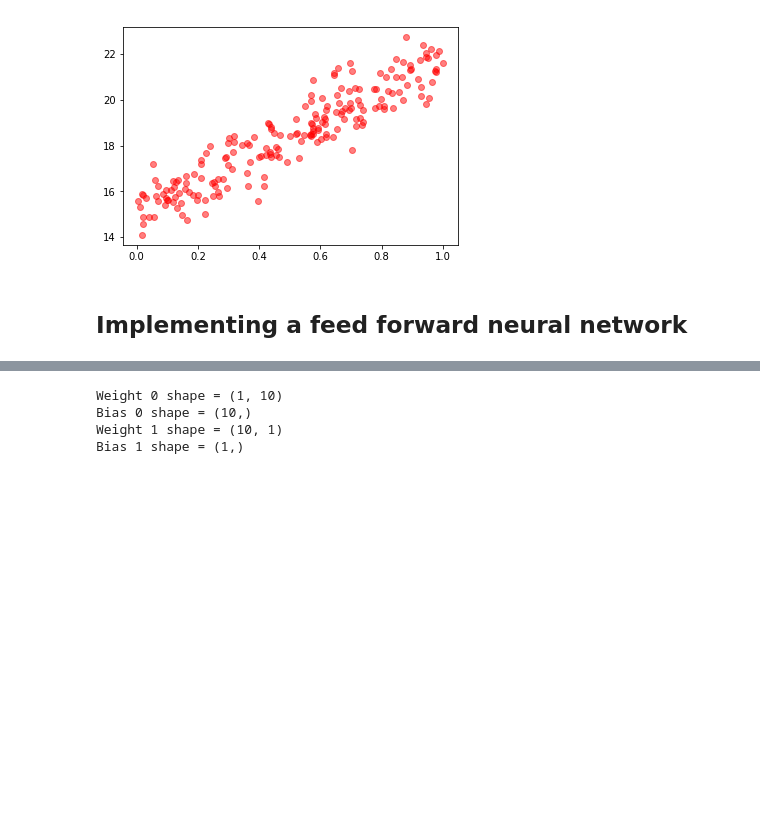
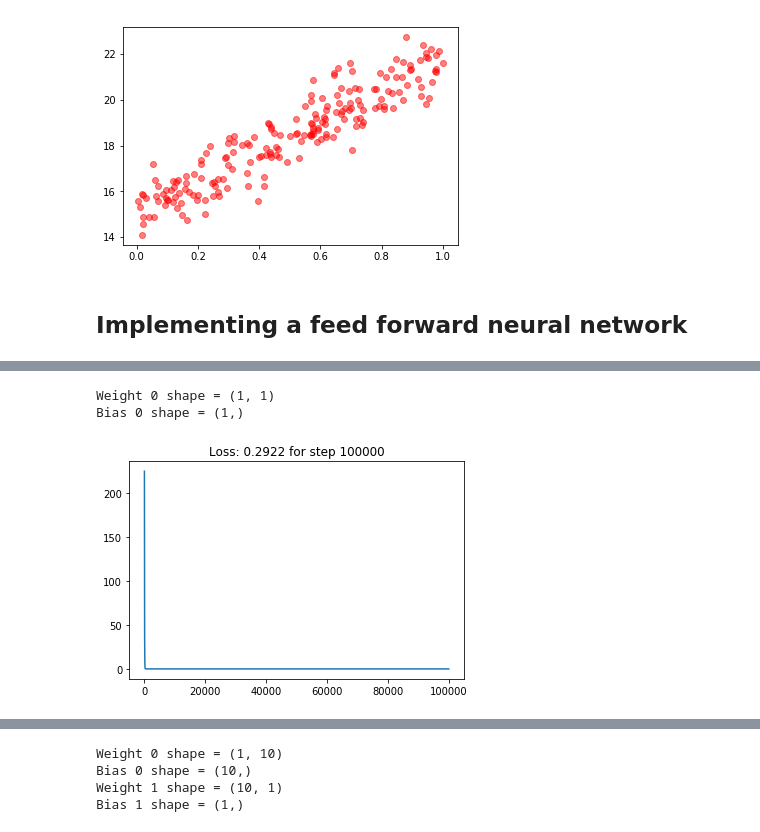
Before and after one commit to hereismari/deeplearning-from-scratch, a Jupyter notebook: analysis/neural-net.ipynb, the cells around one changed output, grey strips where cells are left out. Cells and saved outputs as stored; diff of their text form; code cells hidden in the pictures; blank space fills up the shorter version.

```diff
--- a/analysis/neural-net.ipynb
+++ b/analysis/neural-net.ipynb
@@ -157,0 +331,13 @@ Bias 1 shape = (1,)
+# %%
+nn = NeuralNetwork()
+# %% [output]
+Weight 0 shape = (1, 1)
+Bias 0 shape = (1,)
+# %%
+t = Trainer(nn, verbose=False)
+for i in range(100000):
+    t.train(synt_x, synt_y)
+
+t.plot_losses()
+# %% [output]
+[figure, added]
```
Also changed, not shown: parts of 33 cells of this notebook, 6 other files.
